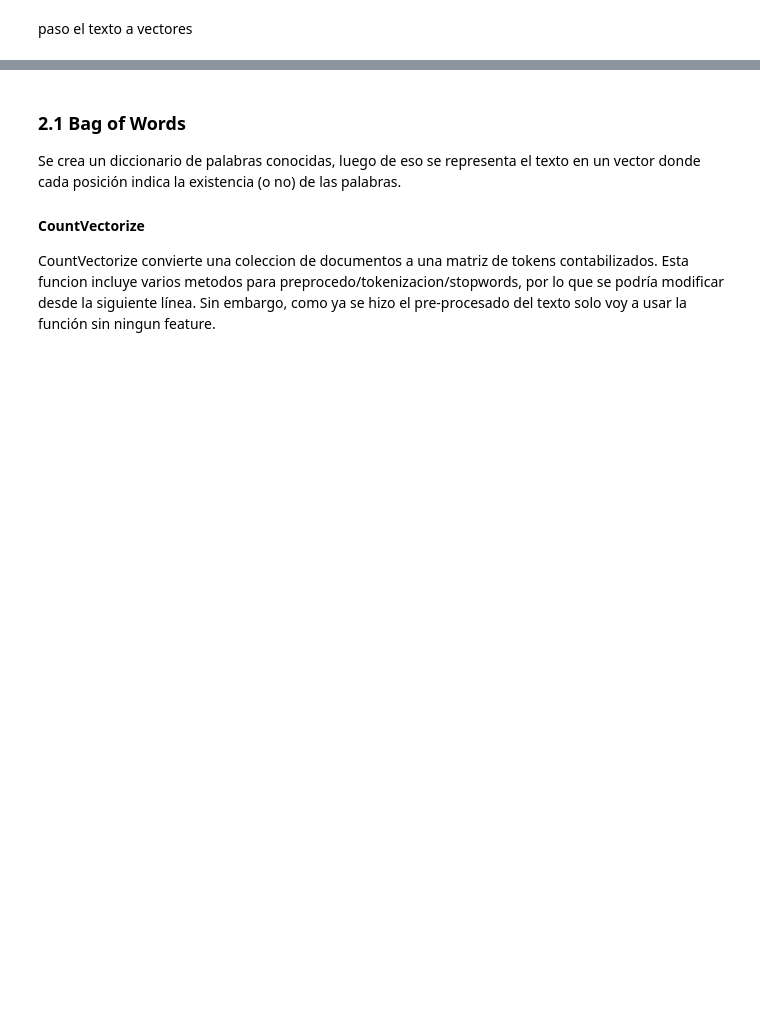
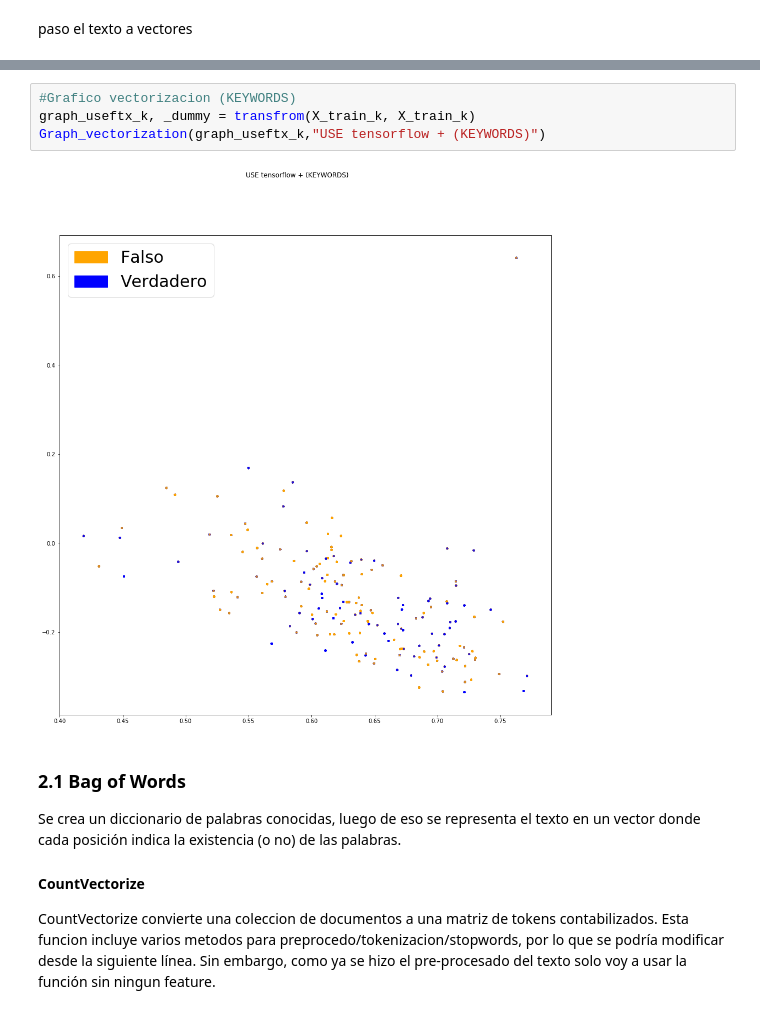
Before and after one commit to vnbarr/75.06-Datos, a Jupyter notebook: notebooks/TP2.ipynb, the cells around one changed output, grey strips where cells are left out. Drawn from its saved outputs; the diff is of its cells as text; blank space fills up the shorter version.

```diff
--- a/notebooks/TP2.ipynb
+++ b/notebooks/TP2.ipynb
@@ -349,3 +482,9 @@ train_use_tf, test_use_tf = transfrom(train_df2.text, test_df2.text)
+# %%
+#Grafico vectorizacion (KEYWORDS)
+graph_useftx_k, _dummy = transfrom(X_train_k, X_train_k)
+Graph_vectorization(graph_useftx_k,"USE tensorflow + (KEYWORDS)")
+# %% [output]
+[figure, added]
 # %% [markdown]
 ### 2.1 Bag of Words
 Se crea un diccionario de palabras conocidas, luego de eso se representa el texto en un vector donde cada posición indica la existencia (o no) de las palabras.
```
Also changed, not shown: parts of 76 cells of this notebook, 3 other files.
